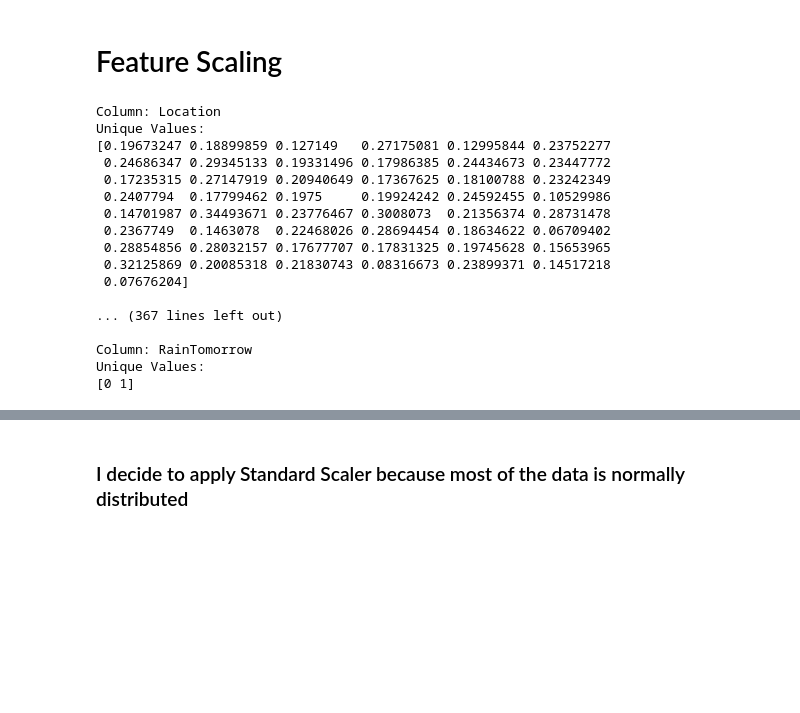
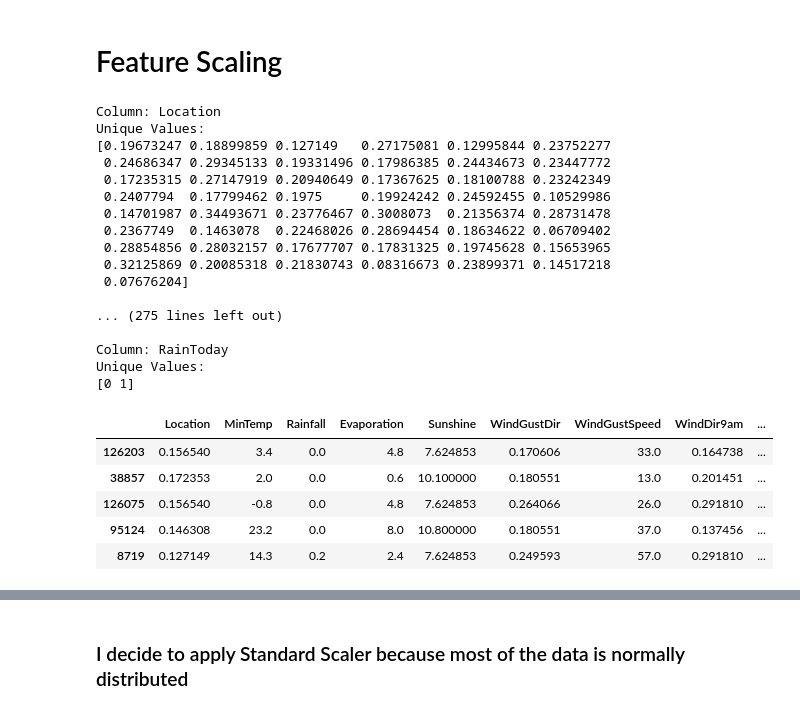
Before and after one commit to Sameer-ansarii/RAINFALL_CLASSIFIER, a Jupyter notebook: RAIN CLASSIFIER (MODEL BUILDING).ipynb, the cells around one changed output, grey strips where cells are left out. Saved outputs shown, nothing was run; the diff lists cells and outputs as text; code cells hidden in the pictures; blank space fills up the shorter version.

```diff
--- a/RAIN CLASSIFIER (MODEL BUILDING).ipynb
+++ b/RAIN CLASSIFIER (MODEL BUILDING).ipynb
@@ -642,7 +717,7 @@ X_test.shape, y_test.shape
 # %%
 #checking which variables needs scaling
 
-for column in df.columns:
+for column in X_train.columns:
     unique_values = df[column].unique()
 
     print(f"Column: {column}")
@@ -662,11 +737,20 @@ Unique Values:
  0.32125869 0.20085318 0.21830743 0.08316673 0.23899371 0.14517218
  0.07676204]
 
-... (367 lines left out)
+... (275 lines left out)
 
-Column: RainTomorrow
+Column: RainToday
 Unique Values:
 [0 1]
+# %%
+X_train.head()
+# %% [output]
+|  | Location | MinTemp | Rainfall | Evaporation | Sunshine | WindGustDir | WindGustSpeed | WindDir9am | ... |
+| 126203 | 0.156540 | 3.4 | 0.0 | 4.8 | 7.624853 | 0.170606 | 33.0 | 0.164738 | ... |
+| 38857 | 0.172353 | 2.0 | 0.0 | 0.6 | 10.100000 | 0.180551 | 13.0 | 0.201451 | ... |
+| 126075 | 0.156540 | -0.8 | 0.0 | 4.8 | 7.624853 | 0.264066 | 26.0 | 0.291810 | ... |
+| 95124 | 0.146308 | 23.2 | 0.0 | 8.0 | 10.800000 | 0.180551 | 37.0 | 0.137456 | ... |
+| 8719 | 0.127149 | 14.3 | 0.2 | 2.4 | 7.624853 | 0.249593 | 57.0 | 0.291810 | ... |
 # %% [markdown]
 ### Variables needs to be scale:-
 
```
Also changed, not shown: parts of 26 cells of this notebook.
